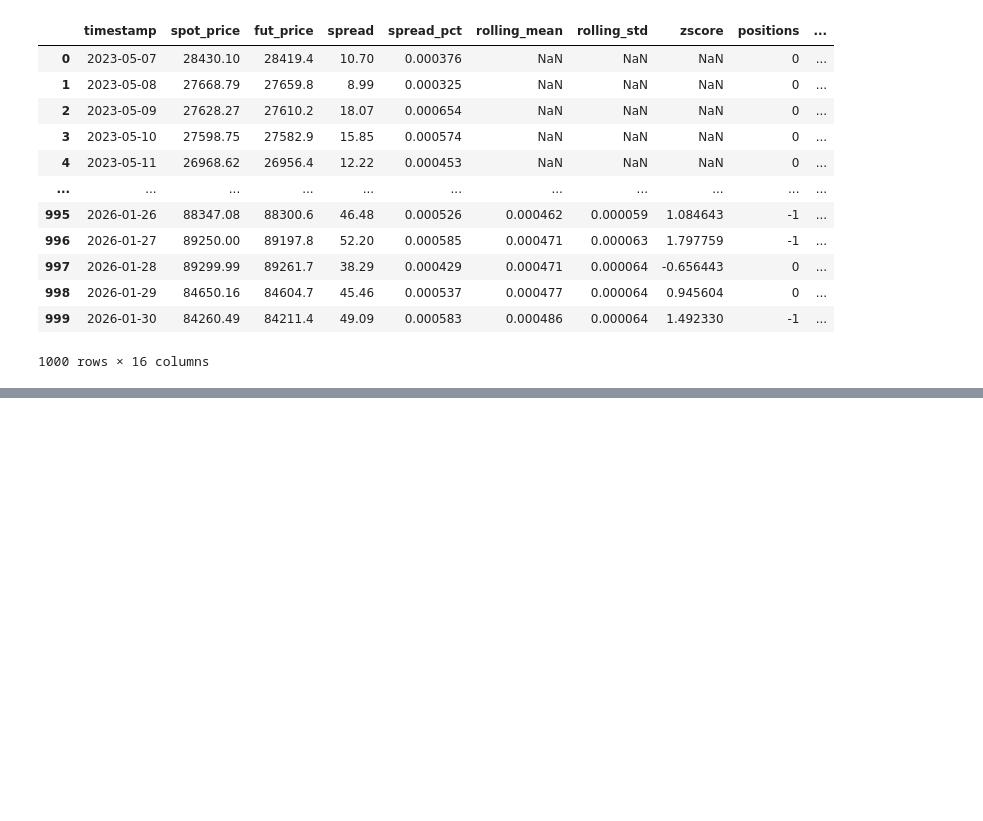
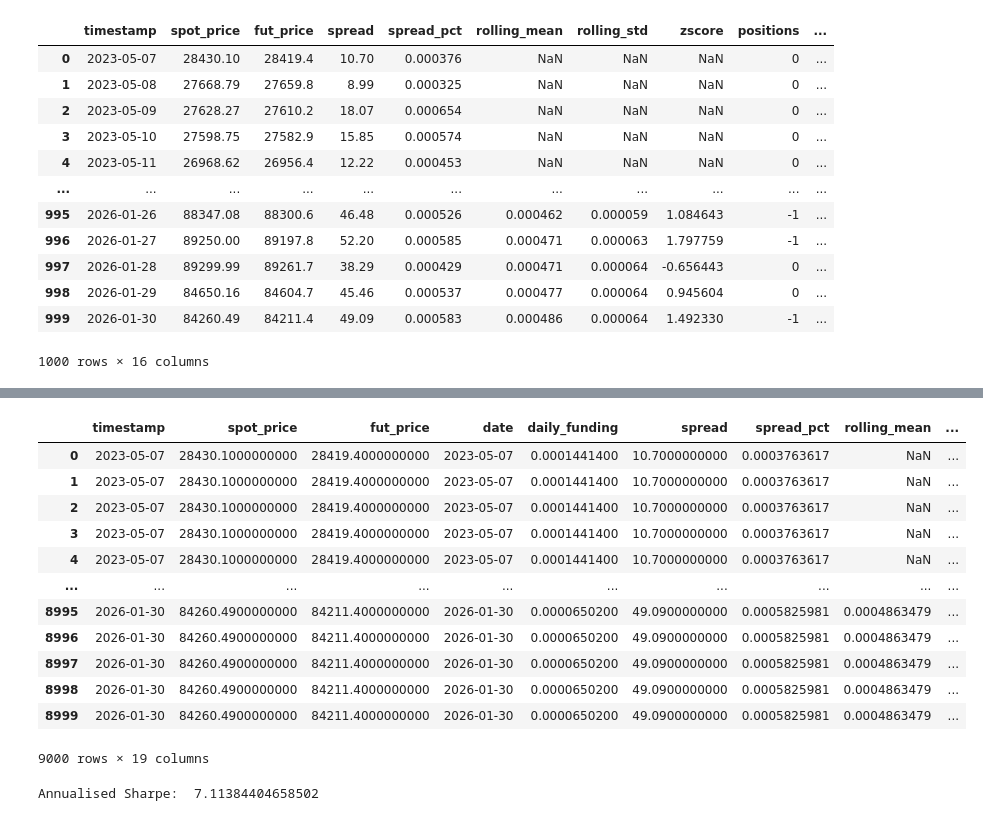
Before and after one commit to eaarowolo25/btc_spot_perp_meanreversion, a Jupyter notebook: notebooks/model.ipynb, the cells around one changed output, grey strips where cells are left out. Cells and saved outputs as stored; diff of their text form; code cells hidden in the pictures; blank space fills up the shorter version.

```diff
--- a/notebooks/model.ipynb
+++ b/notebooks/model.ipynb
@@ -901,0 +1087,25 @@ stats_df
+# %%
+#building funding pnl
+statsf_df["funding_pnl"] = (
+    -statsf_df["position"].shift(1) *
+    statsf_df["daily_funding"]
+)
+# %%
+# building price pnl
+statsf_df["price_pnl"] = (
+    statsf_df["position"].shift(1) *
+    statsf_df["spread_return"]
+)
+# %%
+# building strategy return
+statsf_df["strategy_return"] = (
+    statsf_df["funding_pnl"] +
+    statsf_df["price_pnl"]
+)
+# %%
+# building equity
+starting_capital = 10000
+statsf_df["equity"] = (
+    starting_capital *
+    (1 + statsf_df["strategy_return"]).cumprod()
+)
@@ -901,0 +1165,33 @@ stats_df
+# %%
+#cumulative return
+initial_capital = 10000
+statsf_df["cumulative_return"] = statsf_df["equity"] / initial_capital
+
+statsf_df
+# %% [output]
+|  | timestamp | spot_price | fut_price | date | daily_funding | spread | spread_pct | rolling_mean | ... |
+| 0 | 2023-05-07 | 28430.1000000000 | 28419.4000000000 | 2023-05-07 | 0.0001441400 | 10.7000000000 | 0.0003763617 | NaN | ... |
+| 1 | 2023-05-07 | 28430.1000000000 | 28419.4000000000 | 2023-05-07 | 0.0001441400 | 10.7000000000 | 0.0003763617 | NaN | ... |
+| 2 | 2023-05-07 | 28430.1000000000 | 28419.4000000000 | 2023-05-07 | 0.0001441400 | 10.7000000000 | 0.0003763617 | NaN | ... |
+| 3 | 2023-05-07 | 28430.1000000000 | 28419.4000000000 | 2023-05-07 | 0.0001441400 | 10.7000000000 | 0.0003763617 | NaN | ... |
+| 4 | 2023-05-07 | 28430.1000000000 | 28419.4000000000 | 2023-05-07 | 0.0001441400 | 10.7000000000 | 0.0003763617 | NaN | ... |
+| ... | ... | ... | ... | ... | ... | ... | ... | ... | ... |
+| 8995 | 2026-01-30 | 84260.4900000000 | 84211.4000000000 | 2026-01-30 | 0.0000650200 | 49.0900000000 | 0.0005825981 | 0.0004863479 | ... |
+| 8996 | 2026-01-30 | 84260.4900000000 | 84211.4000000000 | 2026-01-30 | 0.0000650200 | 49.0900000000 | 0.0005825981 | 0.0004863479 | ... |
+| 8997 | 2026-01-30 | 84260.4900000000 | 84211.4000000000 | 2026-01-30 | 0.0000650200 | 49.0900000000 | 0.0005825981 | 0.0004863479 | ... |
+| 8998 | 2026-01-30 | 84260.4900000000 | 84211.4000000000 | 2026-01-30 | 0.0000650200 | 49.0900000000 | 0.0005825981 | 0.0004863479 | ... |
+| 8999 | 2026-01-30 | 84260.4900000000 | 84211.4000000000 | 2026-01-30 | 0.0000650200 | 49.0900000000 | 0.0005825981 | 0.0004863479 | ... |
+9000 rows × 19 columns
+# %%
+mean_return = statsf_df["strategy_return"].mean()
+volatility = statsf_df["strategy_return"].std()
+
+sharpe_ratio = (
+    mean_return / volatility
+)
+
+sharpe = sharpe_ratio * np.sqrt(365)
+
+print("Annualised Sharpe: ",sharpe)
+# %% [output]
+Annualised Sharpe:  7.11384404658502
```
Also changed, not shown: parts of 37 cells of this notebook, 1 other file.
